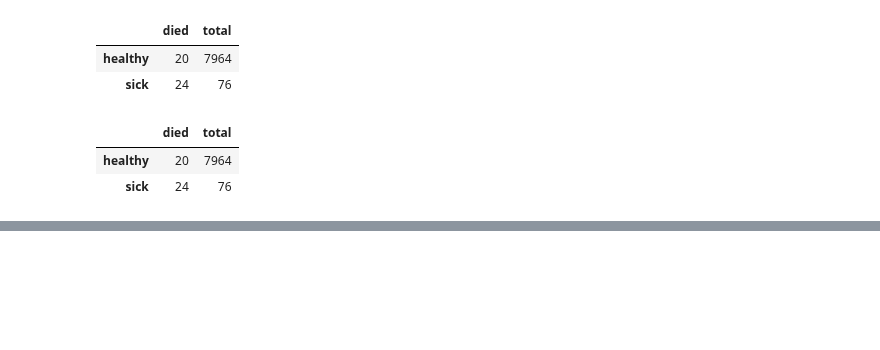
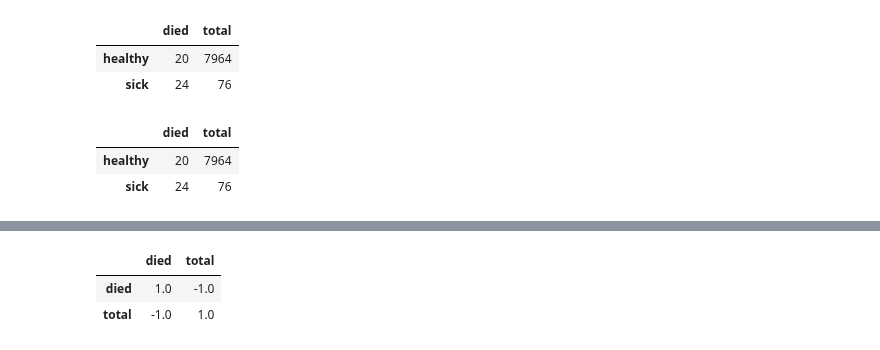
Before and after one commit to theredpea/udacity_notes, a Jupyter notebook: st101__2_Probability__12_Correlation_vs_Causation.ipynb, the cells around one changed output, grey strips where cells are left out. Saved outputs shown, nothing was run; the diff lists cells and outputs as text; code cells hidden in the pictures; blank space fills up the shorter version.

```diff
--- a/st101__2_Probability__12_Correlation_vs_Causation.ipynb
+++ b/st101__2_Probability__12_Correlation_vs_Causation.ipynb
@@ -501,0 +508,6 @@ sick_healthy_panel_f.sum()
+# %%
+sick_healthy_panel_f.sum().corr('pearson')
+# %% [output]
+|  | died | total |
+| died | 1.0 | -1.0 |
+| total | -1.0 | 1.0 |
```
Also changed, not shown: parts of 11 cells of this notebook, 3 other files.
